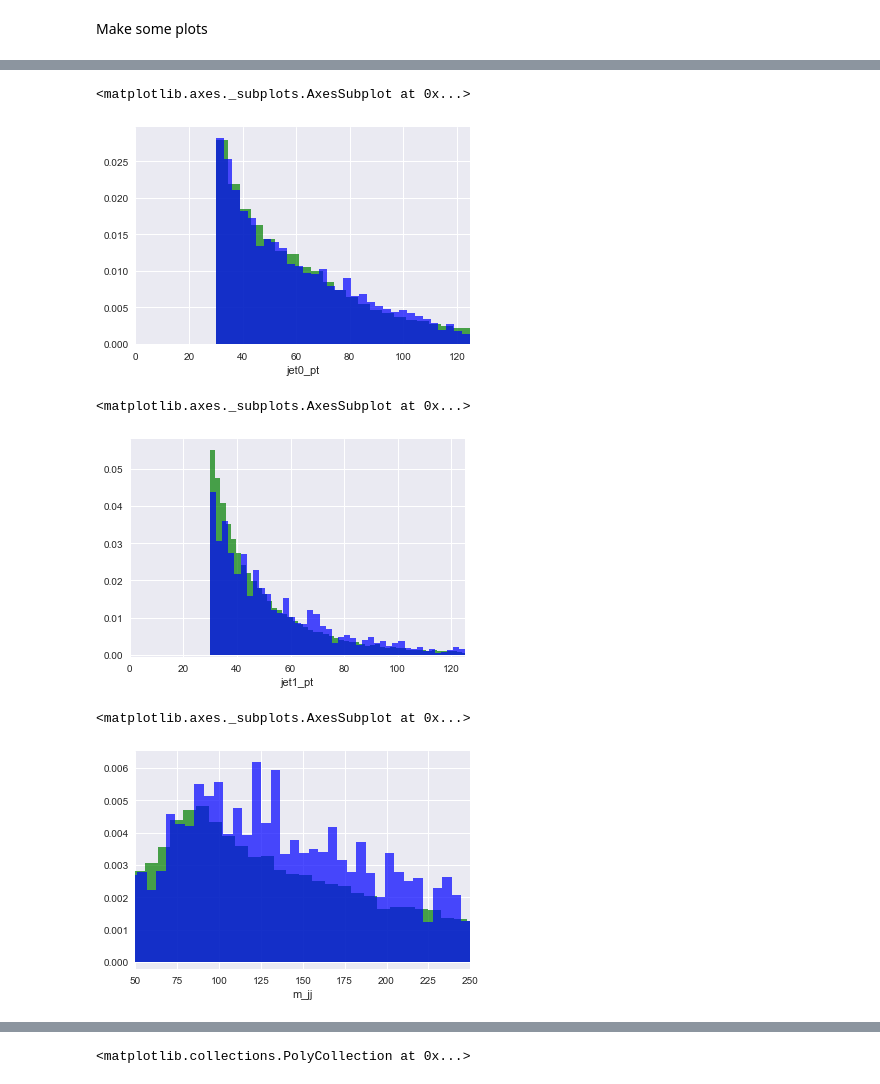
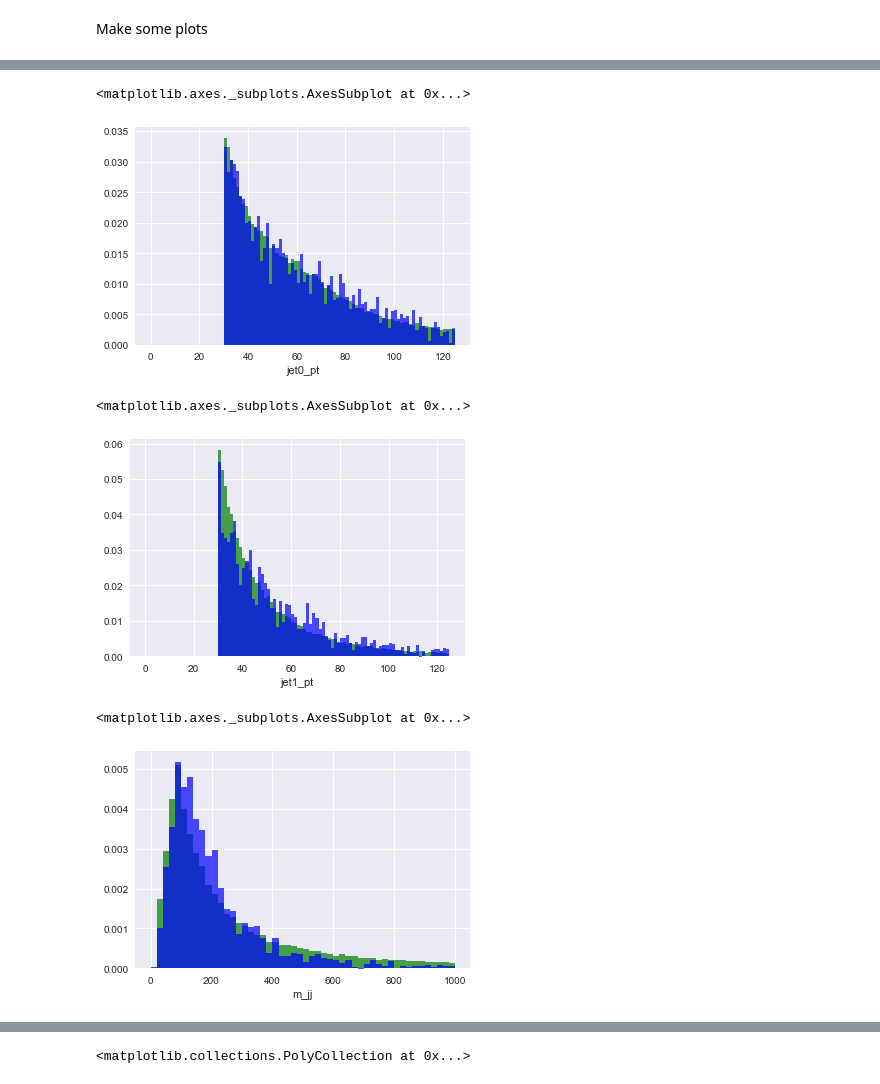
Before and after one commit to acarnes/py-ml, a Jupyter notebook: h2mumu/h2mumu.ipynb, the cells around one changed output, grey strips where cells are left out. Cells and saved outputs as stored; diff of their text form; code cells hidden in the pictures.

Commit message:
Updated notebook so that the signal and bkg histos have the same binning.

```diff
--- a/h2mumu/h2mumu.ipynb
+++ b/h2mumu/h2mumu.ipynb
@@ -52,29 +48,26 @@ sns.distplot(bkgdf.mu1_pt, kde=False, norm_hist=True, bins=100, color='blue', hi
 # %%
-plt.xlim(0,125)
 sigdfj = sigdf[sigdf.N_valid_jets > 0]
 bkgdfj = bkgdf[bkgdf.N_valid_jets > 0]
-sns.distplot(sigdfj.jet0_pt, kde=False, norm_hist=True, bins=500, color='green', hist_kws={'weights': sigdfj.weight, 'alpha': 0.7})
-sns.distplot(bkgdfj.jet0_pt, kde=False, norm_hist=True, bins=500, color='blue', hist_kws={'weights': bkgdfj.weight, 'alpha': 0.7})
+sns.distplot(sigdfj.jet0_pt, kde=False, norm_hist=True, bins=100, color='green', hist_kws={'range': (0,125),'weights': sigdfj.weight, 'alpha': 0.7})
+sns.distplot(bkgdfj.jet0_pt, kde=False, norm_hist=True, bins=100, color='blue', hist_kws={'range': (0,125),'weights': bkgdfj.weight, 'alpha': 0.7})
 # %% [output]
 <matplotlib.axes._subplots.AxesSubplot at 0x...>
-[figure, old version]
+[figure, new version]
 # %%
-plt.xlim(0,125)
 sigdfj = sigdf[sigdf.N_valid_jets > 1]
 bkgdfj = bkgdf[bkgdf.N_valid_jets > 1]
-sns.distplot(sigdfj.jet1_pt, kde=False, norm_hist=True, bins=500, color='green', hist_kws={'weights': sigdfj.weight, 'alpha': 0.7})
-sns.distplot(bkgdfj.jet1_pt, kde=False, norm_hist=True, bins=500, color='blue', hist_kws={'weights': bkgdfj.weight, 'alpha': 0.7})
+sns.distplot(sigdfj.jet1_pt, kde=False, norm_hist=True, bins=100, color='green', hist_kws={'range': (0,125), 'weights': sigdfj.weight, 'alpha': 0.7})
+sns.distplot(bkgdfj.jet1_pt, kde=False, norm_hist=True, bins=100, color='blue', hist_kws={'range': (0,125), 'weights': bkgdfj.weight, 'alpha': 0.7})
 # %% [output]
 <matplotlib.axes._subplots.AxesSubplot at 0x...>
-[figure, old version]
+[figure, new version]
 # %%
-plt.xlim(50,250)
 sigdfj = sigdf[sigdf.N_valid_jets > 1]
 bkgdfj = bkgdf[bkgdf.N_valid_jets > 1]
-sns.distplot(sigdfj.m_jj, kde=False, norm_hist=True, bins=1000, color='green', hist_kws={'weights': sigdfj.weight, 'alpha': 0.7})
-sns.distplot(bkgdfj.m_jj, kde=False, norm_hist=True, bins=1000, color='blue', hist_kws={'weights': bkgdfj.weight, 'alpha': 0.7})
+sns.distplot(sigdfj.m_jj, kde=False, norm_hist=True, bins=50, color='green', hist_kws={'range': (0,1000),'weights': sigdfj.weight, 'alpha': 0.7})
+sns.distplot(bkgdfj.m_jj, kde=False, norm_hist=True, bins=50, color='blue', hist_kws={'range': (0,1000),'weights': bkgdfj.weight, 'alpha': 0.7})
 # %% [output]
 <matplotlib.axes._subplots.AxesSubplot at 0x...>
-[figure, old version]
+[figure, new version]
 # %%
 plt.xlim(0,6)
```
Also changed, not shown: parts of 7 cells of this notebook.
